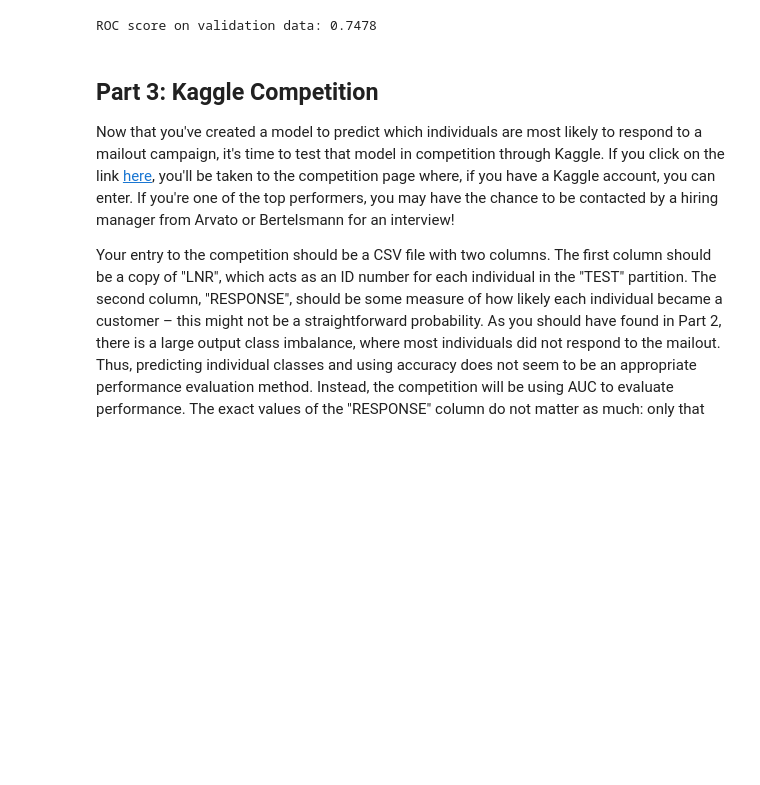
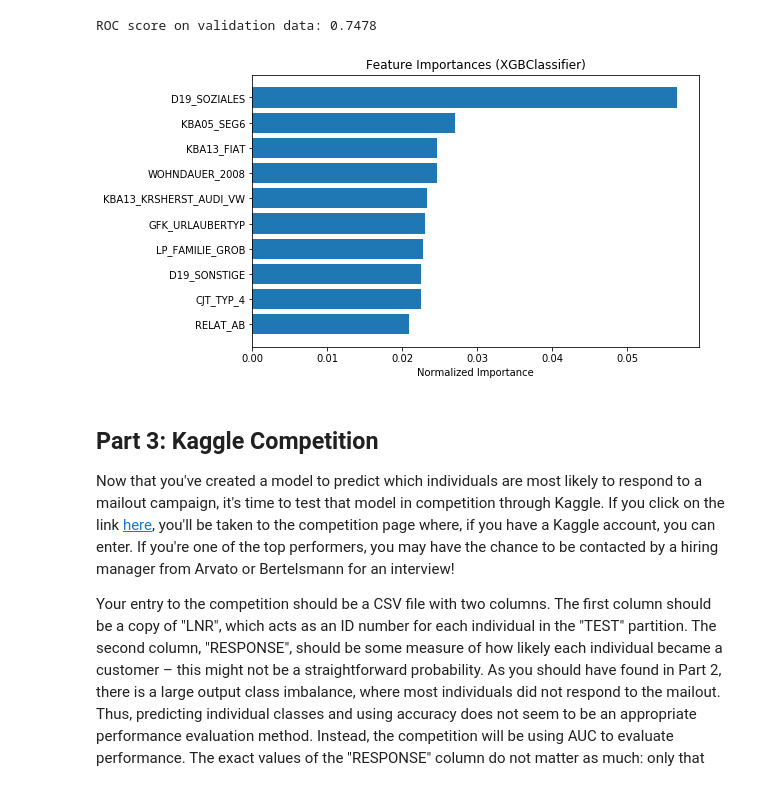
Before and after one commit to pranaymodukuru/Bertelsmann-Arvato-customer-segmentation, a Jupyter notebook: Arvato Project Workbook.ipynb, the cells around one changed output. Cells and saved outputs as stored; diff of their text form; code cells hidden in the pictures; blank space fills up the shorter version.

```diff
--- a/Arvato Project Workbook.ipynb
+++ b/Arvato Project Workbook.ipynb
@@ -2228,6 +2284,10 @@ preds_xgb = best_xgb.predict_proba(X_val)[:,1]
 print("ROC score on validation data: {:.4f}".format(roc_auc_score(y_val, preds_xgb)))
 # %% [output]
 ROC score on validation data: 0.7478
+# %%
+plot_feature_importances(model=best_xgb, model_name="XGBClassifier", feature_names=mailout_train.columns)
+# %% [output]
+[figure, added]
 # %% [markdown]
 ## Part 3: Kaggle Competition
 
```
Also changed, not shown: parts of 4 cells of this notebook.
